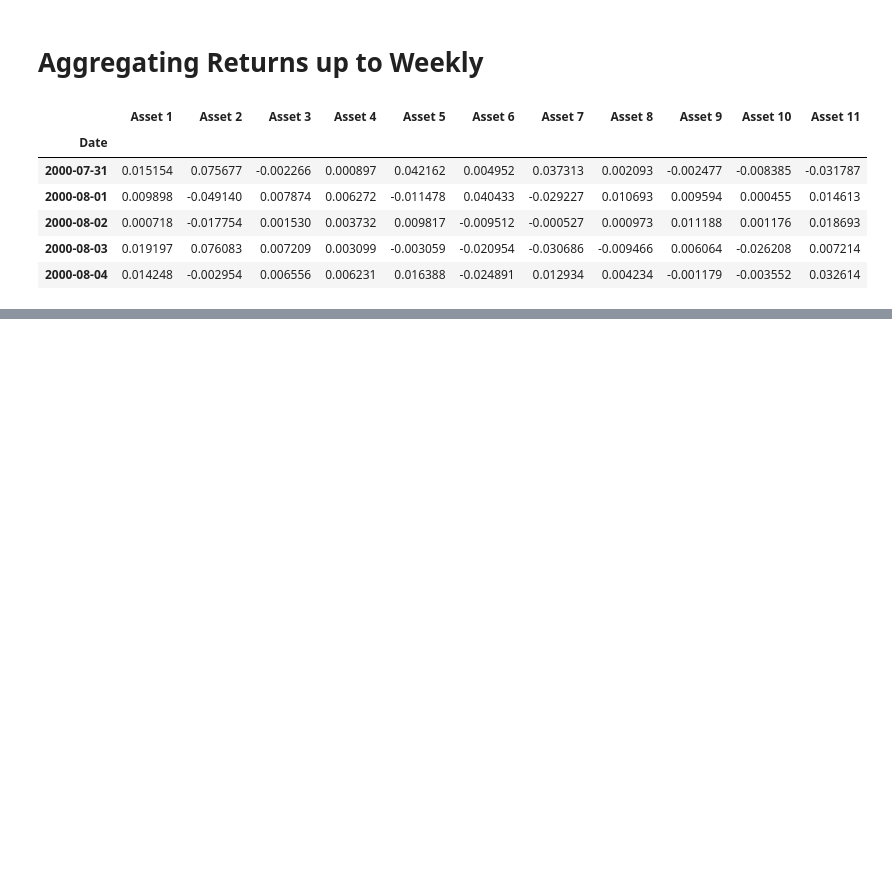
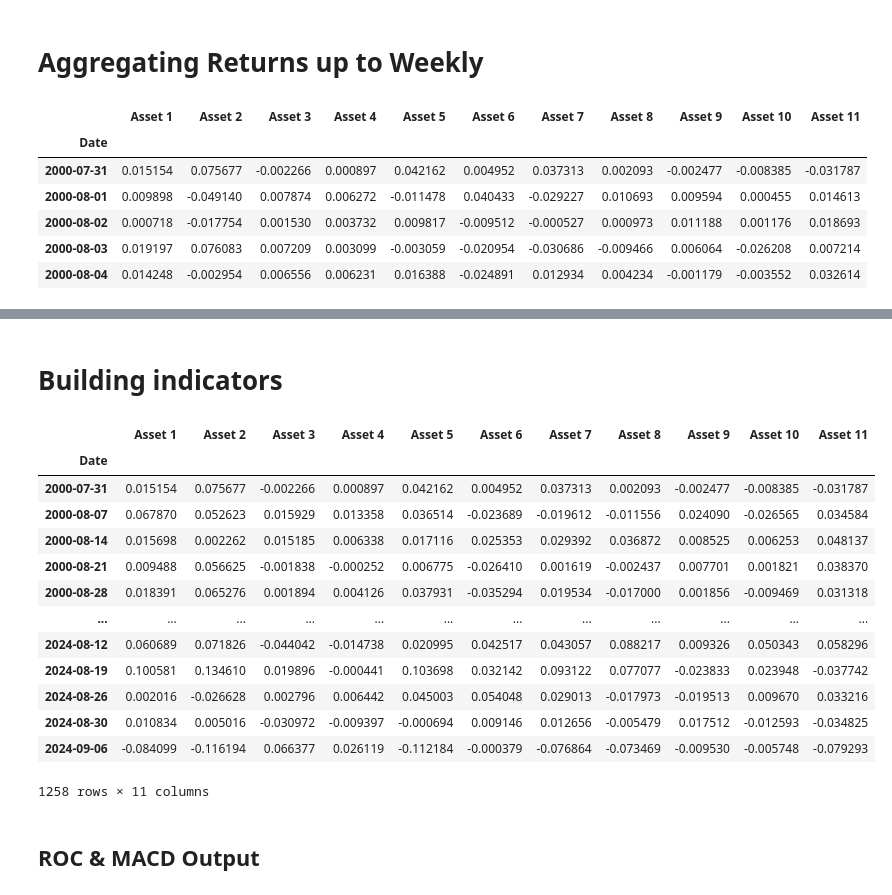
Before and after one commit to FlexiblePlanInvestmentsLtd/UniversityofChicago, a Jupyter notebook: analysis/initial_analysis.ipynb, the cells around one changed output, grey strips where cells are left out. Cells and saved outputs as stored; diff of their text form; code cells hidden in the pictures; blank space fills up the shorter version.

```diff
--- a/analysis/initial_analysis.ipynb
+++ b/analysis/initial_analysis.ipynb
@@ -181,3 +178,28 @@ broad_assets.loc[(broad_assets.week == 59) | (broad_assets.week == 58)]
 | 2001-09-20 | -0.062195 | -0.069560 | -0.017388 | -0.007711 | -0.077120 | -0.050275 | -0.087383 | -0.056703 | 0.005272 | -0.012840 | -0.009203 | ... |
 | 2001-09-21 | -0.038168 | -0.067525 | 0.009839 | 0.007077 | -0.045190 | -0.033071 | -0.080264 | -0.053164 | 0.022525 | 0.019297 | -0.017084 | ... |
 | 2001-09-24 | 0.077871 | 0.113602 | 0.003131 | -0.003373 | 0.078430 | 0.018854 | 0.100357 | 0.022237 | -0.003582 | -0.015200 | -0.104903 | ... |
+# %% [markdown]
+# Building indicators
+# %%
+broad_assets = data
+# %%
+weekly_rets = weekly_returns(broad_assets)
+weekly_rets.to_excel(data_path + '/broad_assets_weekly_rets.xlsx', sheet_name='broad_assets_weekly')
+display(weekly_rets)
+# %% [output]
+|  | Asset 1 | Asset 2 | Asset 3 | Asset 4 | Asset 5 | Asset 6 | Asset 7 | Asset 8 | Asset 9 | Asset 10 | Asset 11 |
+| Date |  |  |  |  |  |  |  |  |  |  |  |
+| 2000-07-31 | 0.015154 | 0.075677 | -0.002266 | 0.000897 | 0.042162 | 0.004952 | 0.037313 | 0.002093 | -0.002477 | -0.008385 | -0.031787 |
+| 2000-08-07 | 0.067870 | 0.052623 | 0.015929 | 0.013358 | 0.036514 | -0.023689 | -0.019612 | -0.011556 | 0.024090 | -0.026565 | 0.034584 |
+| 2000-08-14 | 0.015698 | 0.002262 | 0.015185 | 0.006338 | 0.017116 | 0.025353 | 0.029392 | 0.036872 | 0.008525 | 0.006253 | 0.048137 |
+| 2000-08-21 | 0.009488 | 0.056625 | -0.001838 | -0.000252 | 0.006775 | -0.026410 | 0.001619 | -0.002437 | 0.007701 | 0.001821 | 0.038370 |
+| 2000-08-28 | 0.018391 | 0.065276 | 0.001894 | 0.004126 | 0.037931 | -0.035294 | 0.019534 | -0.017000 | 0.001856 | -0.009469 | 0.031318 |
+| ... | ... | ... | ... | ... | ... | ... | ... | ... | ... | ... | ... |
+| 2024-08-12 | 0.060689 | 0.071826 | -0.044042 | -0.014738 | 0.020995 | 0.042517 | 0.043057 | 0.088217 | 0.009326 | 0.050343 | 0.058296 |
+| 2024-08-19 | 0.100581 | 0.134610 | 0.019896 | -0.000441 | 0.103698 | 0.032142 | 0.093122 | 0.077077 | -0.023833 | 0.023948 | -0.037742 |
+| 2024-08-26 | 0.002016 | -0.026628 | 0.002796 | 0.006442 | 0.045003 | 0.054048 | 0.029013 | -0.017973 | -0.019513 | 0.009670 | 0.033216 |
+| 2024-08-30 | 0.010834 | 0.005016 | -0.030972 | -0.009397 | -0.000694 | 0.009146 | 0.012656 | -0.005479 | 0.017512 | -0.012593 | -0.034825 |
+| 2024-09-06 | -0.084099 | -0.116194 | 0.066377 | 0.026119 | -0.112184 | -0.000379 | -0.076864 | -0.073469 | -0.009530 | -0.005748 | -0.079293 |
+1258 rows × 11 columns
+# %% [markdown]
+## ROC & MACD Output
```
Also changed, not shown: parts of 21 cells of this notebook, 21 other files.
